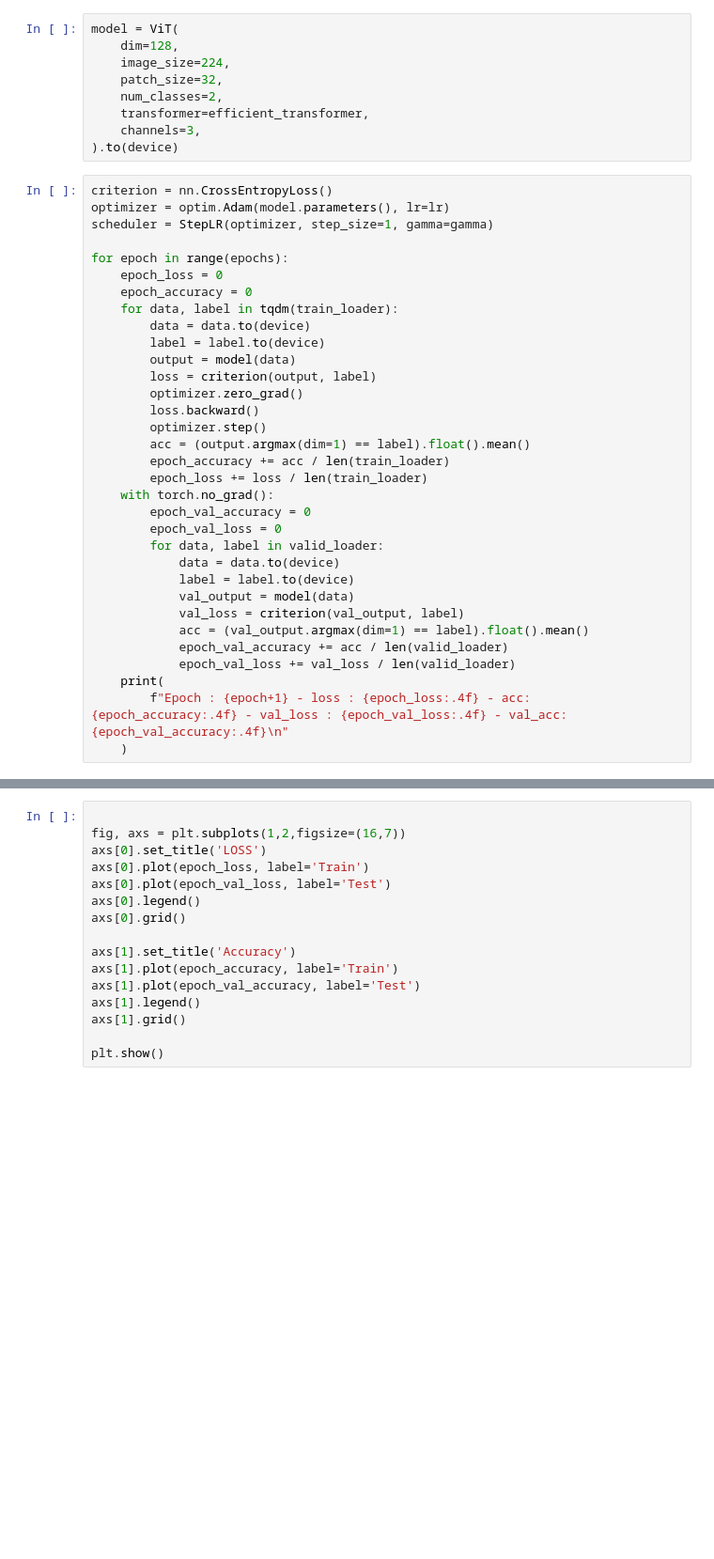
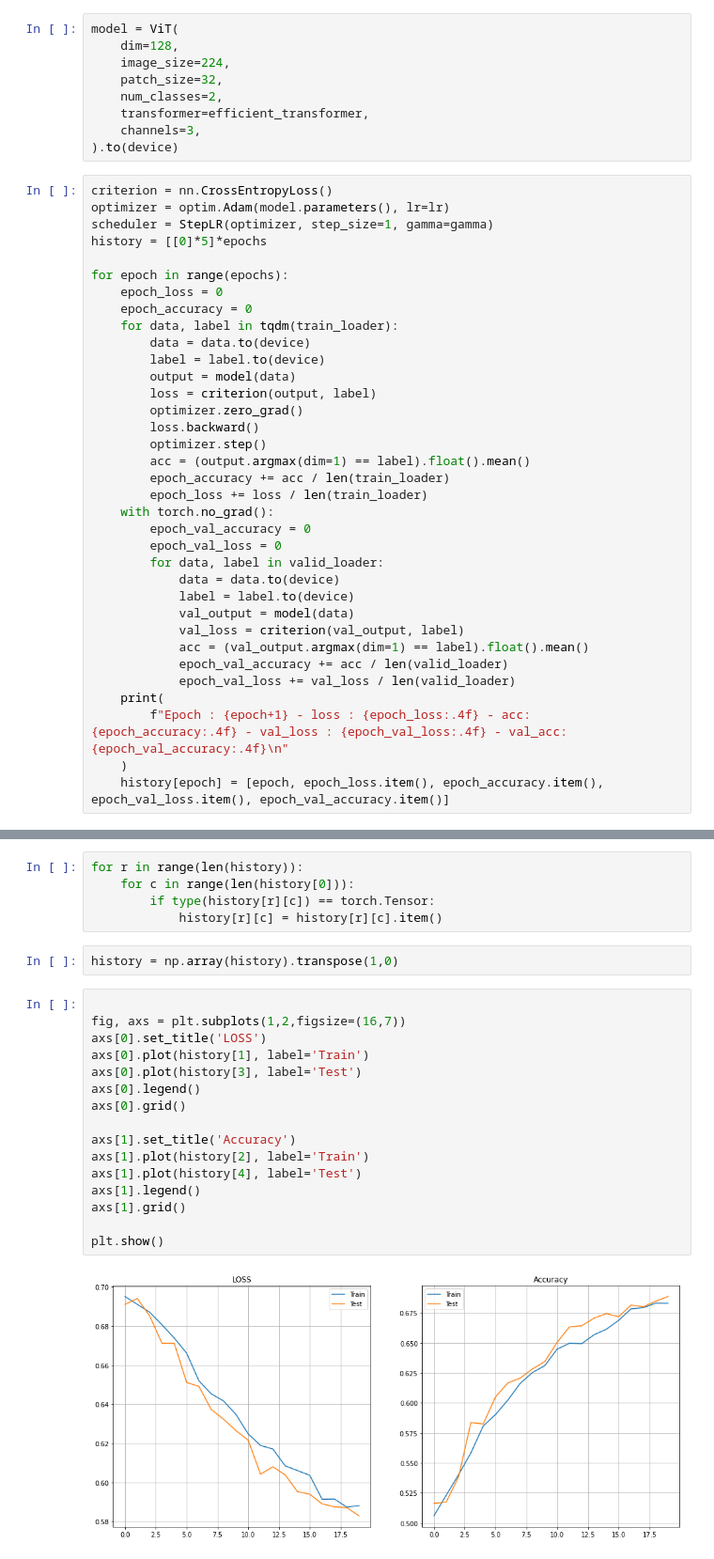
Before and after one commit to arghya05/TSAI, a Jupyter notebook: Session13/ViT_Cats_n_Dogs.ipynb, the cells around one changed output, grey strips where cells are left out. Shown at 94% size. Cells and saved outputs as stored; diff of their text form; blank space fills up the shorter version.

```diff
--- a/Session13/ViT_Cats_n_Dogs.ipynb
+++ b/Session13/ViT_Cats_n_Dogs.ipynb
@@ -217,6 +217,7 @@ model = ViT(
 criterion = nn.CrossEntropyLoss()
 optimizer = optim.Adam(model.parameters(), lr=lr)
 scheduler = StepLR(optimizer, step_size=1, gamma=gamma)
+history = [[0]*5]*epochs
 
 for epoch in range(epochs):
     epoch_loss = 0
@@ -246,4 +247,5 @@ for epoch in range(epochs):
     print(
         f"Epoch : {epoch+1} - loss : {epoch_loss:.4f} - acc: {epoch_accuracy:.4f} - val_loss : {epoch_val_loss:.4f} - val_acc: {epoch_val_accuracy:.4f}\n"
     )
+    history[epoch] = [epoch, epoch_loss.item(), epoch_accuracy.item(), epoch_val_loss.item(), epoch_val_accuracy.item()]
 # %% [output]
@@ -267,16 +271,25 @@ Epoch : 20 - loss : 0.5921 - acc: 0.6800 - val_loss : 0.5878 - val_acc: 0.6796
+# %%
+for r in range(len(history)):
+    for c in range(len(history[0])):
+        if type(history[r][c]) == torch.Tensor:
+            history[r][c] = history[r][c].item()
+# %%
+history = np.array(history).transpose(1,0)
 # %%
 
 fig, axs = plt.subplots(1,2,figsize=(16,7))
 axs[0].set_title('LOSS')
-axs[0].plot(epoch_loss, label='Train')
-axs[0].plot(epoch_val_loss, label='Test')
+axs[0].plot(history[1], label='Train')
+axs[0].plot(history[3], label='Test')
 axs[0].legend()
 axs[0].grid()
 
 axs[1].set_title('Accuracy')
-axs[1].plot(epoch_accuracy, label='Train')
-axs[1].plot(epoch_val_accuracy, label='Test')
+axs[1].plot(history[2], label='Train')
+axs[1].plot(history[4], label='Test')
 axs[1].legend()
 axs[1].grid()
 
 plt.show()
+# %% [output]
+[figure, added]
```
Also changed, not shown: parts of 22 cells of this notebook.
